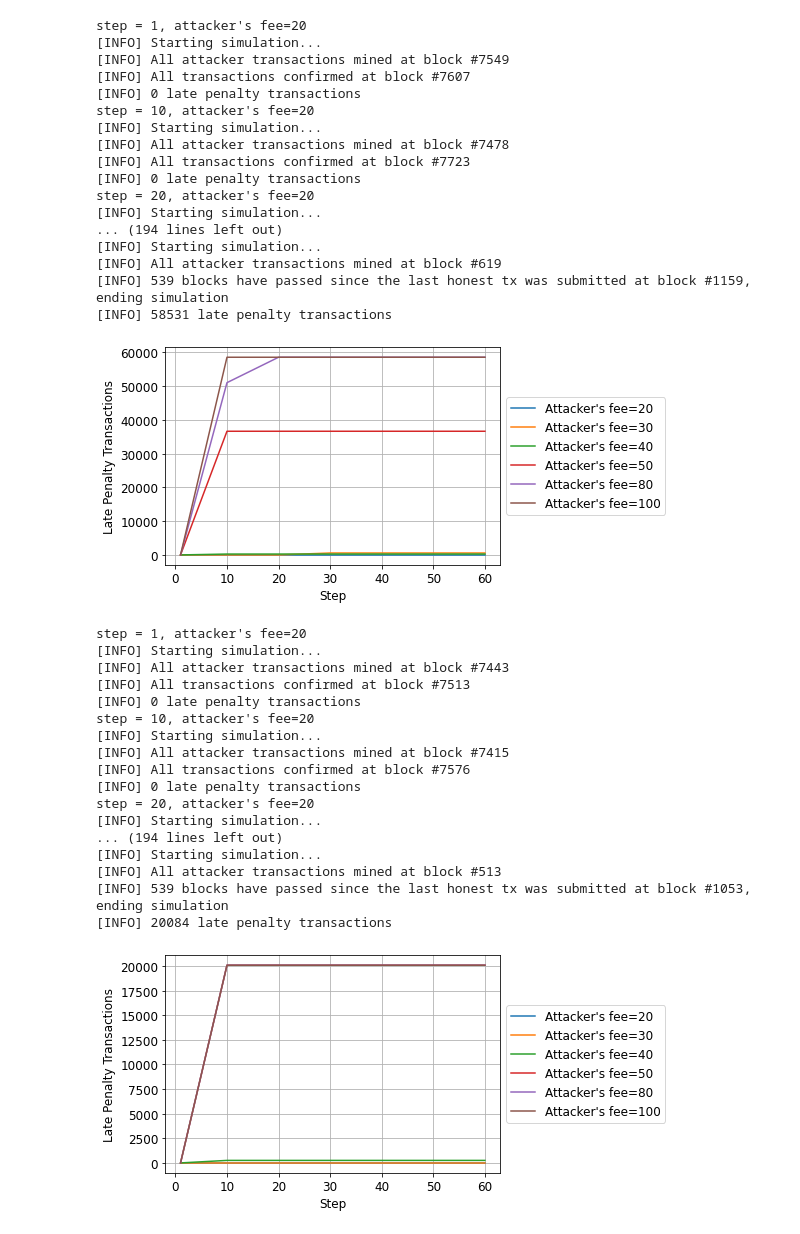
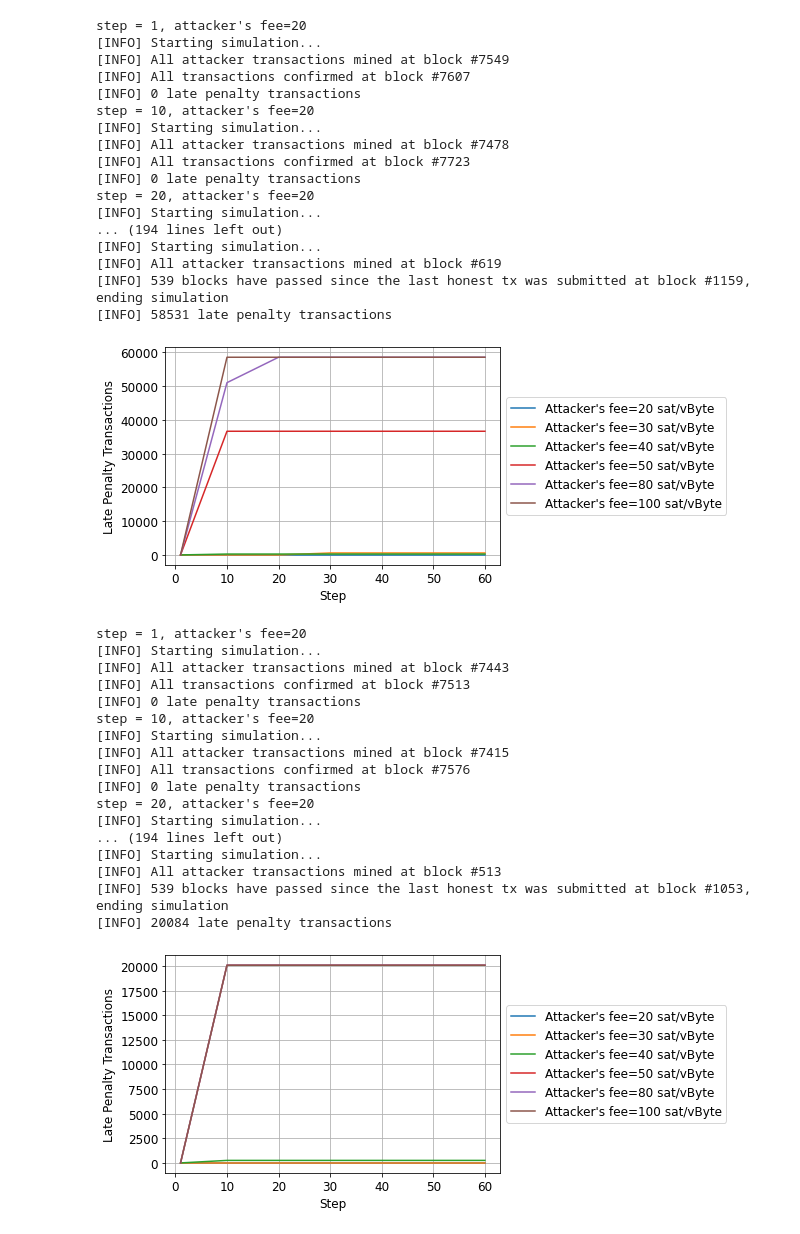
Before and after one commit to CosimoSguanci/Mass-Exit-Attacks-on-LN, a Jupyter notebook: mempool-simulator/MassDoubleSpendAttackSimulation-refactoring.ipynb, the cells around one changed output. Drawn from its saved outputs; the diff is of its cells as text; code cells hidden in the pictures.

Commit message:
Update plots

```diff
--- a/mempool-simulator/MassDoubleSpendAttackSimulation-refactoring.ipynb
+++ b/mempool-simulator/MassDoubleSpendAttackSimulation-refactoring.ipynb
@@ -11,7 +11,7 @@ mempool_data_no_congestion = common.doPreprocessing(common.get_mempool_dir_no_co
 blocks_data = common.get_blocks_data()
 PROBLEMATIC_INTERVALS = common.get_problematic_intervals()
 
-plt.rcParams.update({'font.size': 12})
+#plt.rcParams.update({'font.size': 12})
 
 def usesHistoricalBlocksData(scenario):
   if scenario == 1:
@@ -230,7 +230,7 @@ for experiment in experiments:
         plt.plot(x, y)
         labels.append(f"to_self_delay: {ln_delay} blocks")
 
-    plt.xlabel("Attacker's Fee", fontsize=12)
+    plt.xlabel("Attacker's Fee [sat/vByte]", fontsize=12)
     plt.ylabel(f'Late Penalty Transactions', fontsize=12)
     plt.legend(labels=labels, loc='center left', bbox_to_anchor=(1, 0.5))
     plt.show()
@@ -344,7 +344,7 @@ for experiment in experiments:
         plt.plot(x, y)
         labels.append(f"to_self_delay: {ln_delay} blocks")
 
-    plt.xlabel("Attacker's Fee", fontsize=12)
+    plt.xlabel("Attacker's Fee [sat/vByte]", fontsize=12)
     plt.ylabel(f'Compromised channels', fontsize=12)
     plt.legend(labels=labels, loc='center left', bbox_to_anchor=(1, 0.5))
     plt.show()
@@ -453,35 +453,35 @@ for experiment in experiments:
                 beta=beta)
             transactions = buildTransactions(n_attacked_channels, fee_index, (sim.getFirstSnapshot())[1][fee_index], True)
             n = runSimulation(sim, transactions, n_attacked_channels, ln_delay)
             y.append(n)
             x.append(step)
         plt.plot(x, y)
-        labels.append(f"Attacker's fee={attacker_fee}")
+        labels.append(f"Attacker's fee={attacker_fee} sat/vByte")
         i += 1
 
     plt.xlabel('Step', fontsize=12)
     plt.ylabel(f'Late Penalty Transactions', fontsize=12)
     plt.legend(labels=labels, loc='center left', bbox_to_anchor=(1, 0.5))
     plt.show()
 # %% [output]
 step = 1, attacker's fee=20
 [INFO] Starting simulation...
 [INFO] All attacker transactions mined at block #7549
 [INFO] All transactions confirmed at block #7607
 [INFO] 0 late penalty transactions
 step = 10, attacker's fee=20
 [INFO] Starting simulation...
 [INFO] All attacker transactions mined at block #7478
 [INFO] All transactions confirmed at block #7723
 [INFO] 0 late penalty transactions
 step = 20, attacker's fee=20
 [INFO] Starting simulation...
 ... (194 lines left out)
 [INFO] Starting simulation...
 [INFO] All attacker transactions mined at block #619
 [INFO] 539 blocks have passed since the last honest tx was submitted at block #1159, ending simulation
 [INFO] 58531 late penalty transactions
-[figure, old version]
+[figure, new version]
 step = 1, attacker's fee=20
 [INFO] Starting simulation...
 [INFO] All attacker transactions mined at block #7443
@@ -499,7 +499,7 @@ step = 20, attacker's fee=20
 [INFO] All attacker transactions mined at block #513
 [INFO] 539 blocks have passed since the last honest tx was submitted at block #1053, ending simulation
 [INFO] 20084 late penalty transactions
-[figure, old version]
+[figure, new version]
 step = 1, attacker's fee=20
 [INFO] Starting simulation...
 [INFO] All attacker transactions mined at block #29
```
Also changed, not shown: parts of 10 cells of this notebook, 1 other file.
